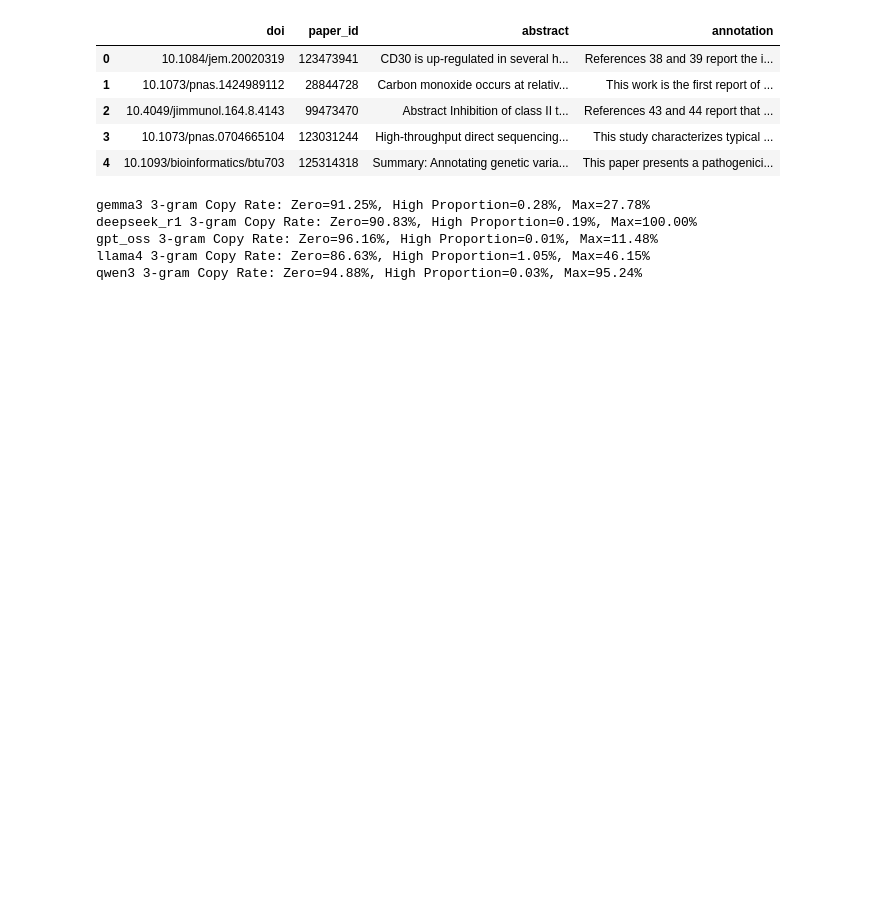
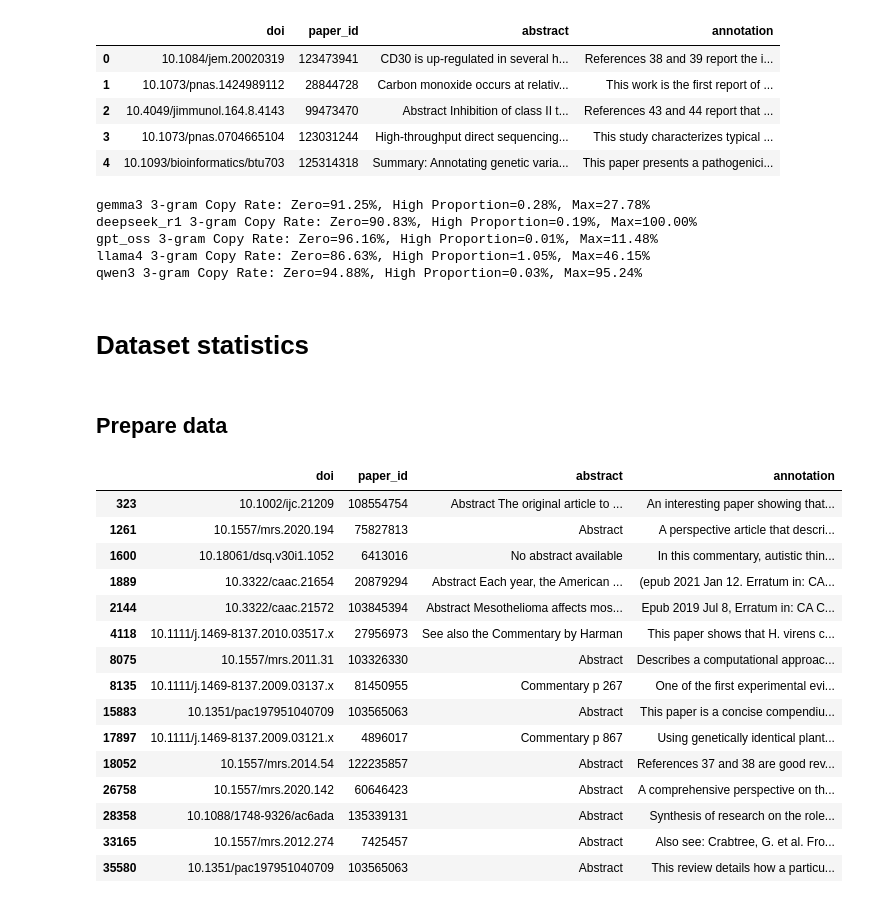
Before and after one commit to netknowledge/LLM_summarization, a Jupyter notebook: dataset_description/statistics.ipynb, the cells around one changed output. Drawn from its saved outputs; the diff is of its cells as text; code cells hidden in the pictures; blank space fills up the shorter version.

```diff
--- a/dataset_description/statistics.ipynb
+++ b/dataset_description/statistics.ipynb
@@ -560,3 +340,34 @@ deepseek_r1 3-gram Copy Rate: Zero=90.83%, High Proportion=0.19%, Max=100.00%
 gpt_oss 3-gram Copy Rate: Zero=96.16%, High Proportion=0.01%, Max=11.48%
 llama4 3-gram Copy Rate: Zero=86.63%, High Proportion=1.05%, Max=46.15%
 qwen3 3-gram Copy Rate: Zero=94.88%, High Proportion=0.03%, Max=95.24%
+# %% [markdown]
+# Dataset statistics
+# %% [markdown]
+## Prepare data
+# %%
+import pandas as pd
+from pathlib import Path
+home = Path.home()
+
+test = pd.read_csv(home / 'projects/TLDR/data/paper_html_10.1038/abs_annotation/test.tsv', sep='\t')
+
+invalid_indices = pd.read_csv(home / "projects/TLDR/dataset_description/invalid_entry_in_test.txt", sep='\t', header=None).values.flatten().tolist()
+invalid_indices = [index-2 for index in invalid_indices]  # Adjusting for zero-based index
+test.iloc[invalid_indices]
+# %% [output]
+|  | doi | paper_id | abstract | annotation |
+| 323 | 10.1002/ijc.21209 | 108554754 | Abstract The original article to ... | An interesting paper showing that... |
+| 1261 | 10.1557/mrs.2020.194 | 75827813 | Abstract | A perspective article that descri... |
+| 1600 | 10.18061/dsq.v30i1.1052 | 6413016 | No abstract available | In this commentary, autistic thin... |
+| 1889 | 10.3322/caac.21654 | 20879294 | Abstract Each year, the American ... | (epub 2021 Jan 12. Erratum in: CA... |
+| 2144 | 10.3322/caac.21572 | 103845394 | Abstract Mesothelioma affects mos... | Epub 2019 Jul 8, Erratum in: CA C... |
+| 4118 | 10.1111/j.1469-8137.2010.03517.x | 27956973 | See also the Commentary by Harman | This paper shows that H. virens c... |
+| 8075 | 10.1557/mrs.2011.31 | 103326330 | Abstract | Describes a computational approac... |
+| 8135 | 10.1111/j.1469-8137.2009.03137.x | 81450955 | Commentary p 267 | One of the first experimental evi... |
+| 15883 | 10.1351/pac197951040709 | 103565063 | Abstract | This paper is a concise compendiu... |
+| 17897 | 10.1111/j.1469-8137.2009.03121.x | 4896017 | Commentary p 867 | Using genetically identical plant... |
+| 18052 | 10.1557/mrs.2014.54 | 122235857 | Abstract | References 37 and 38 are good rev... |
+| 26758 | 10.1557/mrs.2020.142 | 60646423 | Abstract | A comprehensive perspective on th... |
+| 28358 | 10.1088/1748-9326/ac6ada | 135339131 | Abstract | Synthesis of research on the role... |
+| 33165 | 10.1557/mrs.2012.274 | 7425457 | Abstract | Also see: Crabtree, G. et al. Fro... |
+| 35580 | 10.1351/pac197951040709 | 103565063 | Abstract | This review details how a particu... |
```
Also changed, not shown: parts of 33 cells of this notebook, 6 other files.
